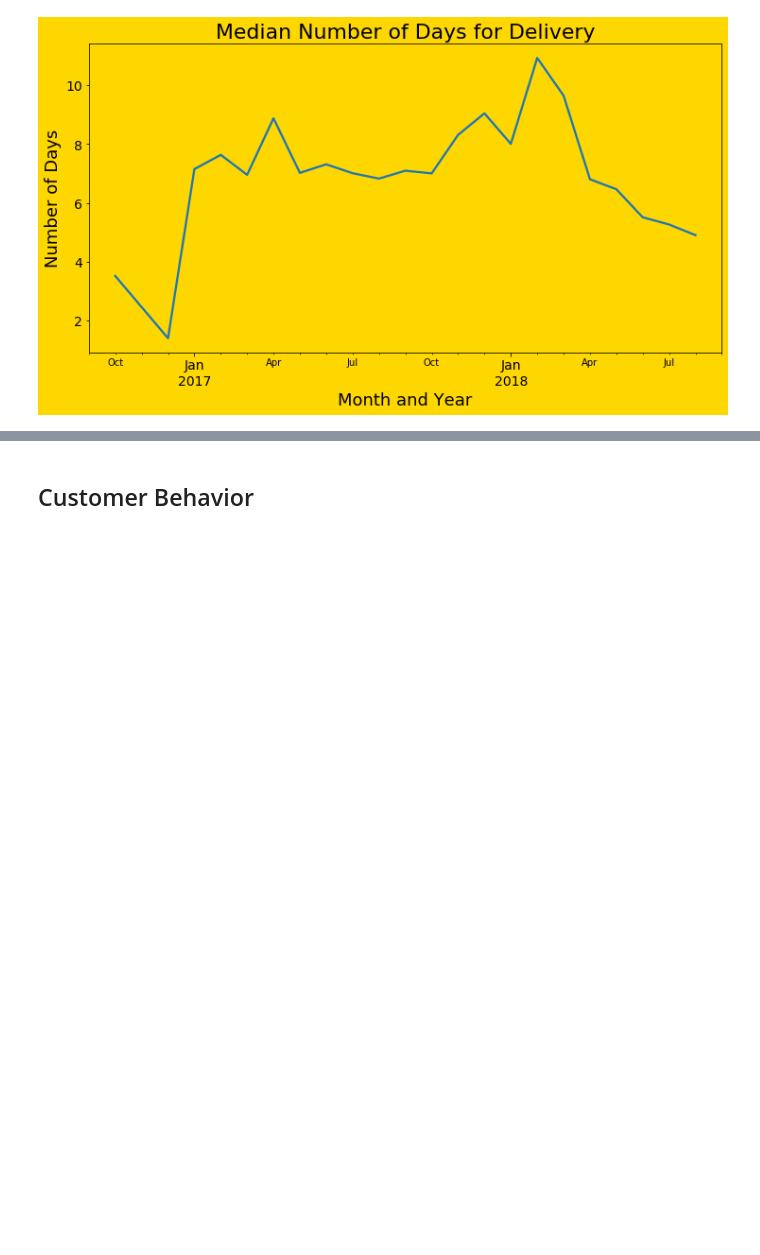
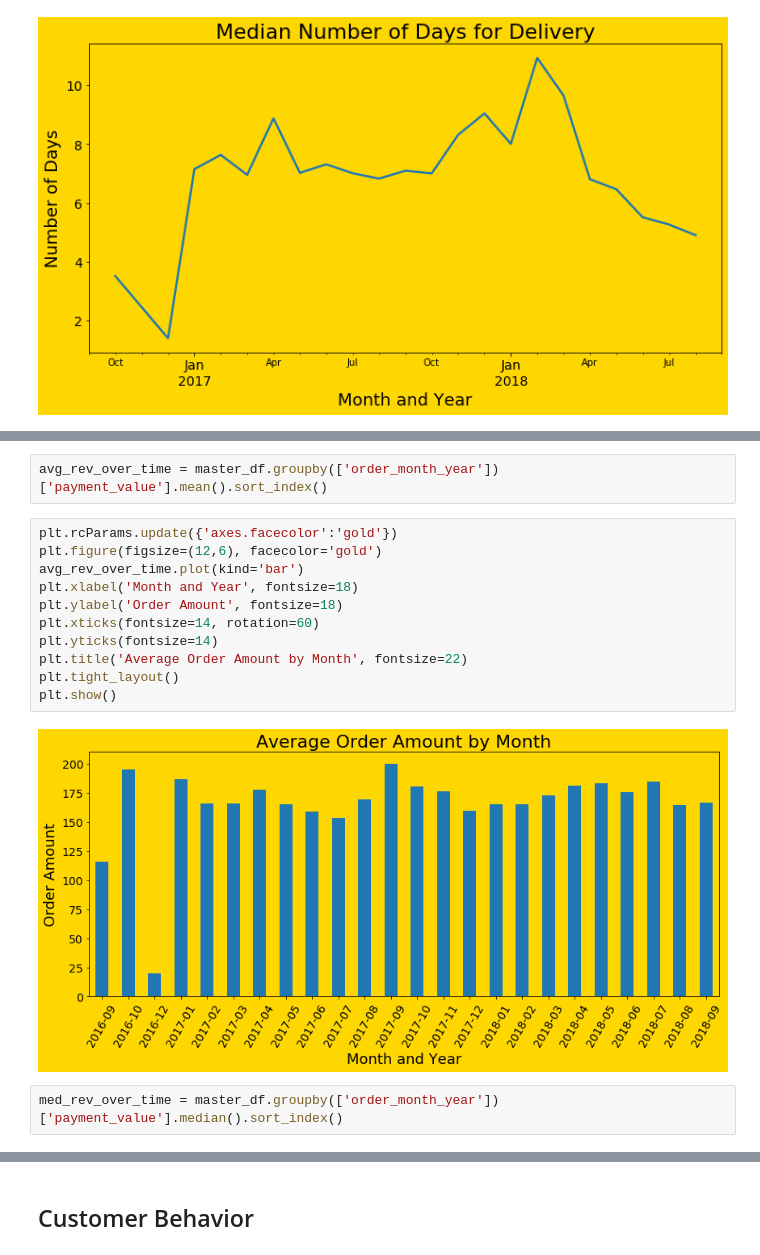
Before and after one commit to RossReisman/Data-Analyst-Portfolio, a Jupyter notebook: Python/brazil/visualizations.ipynb, the cells around one changed output, grey strips where cells are left out. Drawn from its saved outputs; the diff is of its cells as text; blank space fills up the shorter version.

```diff
--- a/Python/brazil/visualizations.ipynb
+++ b/Python/brazil/visualizations.ipynb
@@ -368,0 +425,17 @@ plt.show()
+# %%
+avg_rev_over_time = master_df.groupby(['order_month_year'])['payment_value'].mean().sort_index()
+# %%
+plt.rcParams.update({'axes.facecolor':'gold'})
+plt.figure(figsize=(12,6), facecolor='gold')
+avg_rev_over_time.plot(kind='bar')
+plt.xlabel('Month and Year', fontsize=18)
+plt.ylabel('Order Amount', fontsize=18)
+plt.xticks(fontsize=14, rotation=60)
+plt.yticks(fontsize=14)
+plt.title('Average Order Amount by Month', fontsize=22)
+plt.tight_layout()
+plt.show()
+# %% [output]
+[figure, added]
+# %%
+med_rev_over_time = master_df.groupby(['order_month_year'])['payment_value'].median().sort_index()
```
Also changed, not shown: parts of 60 cells of this notebook.
